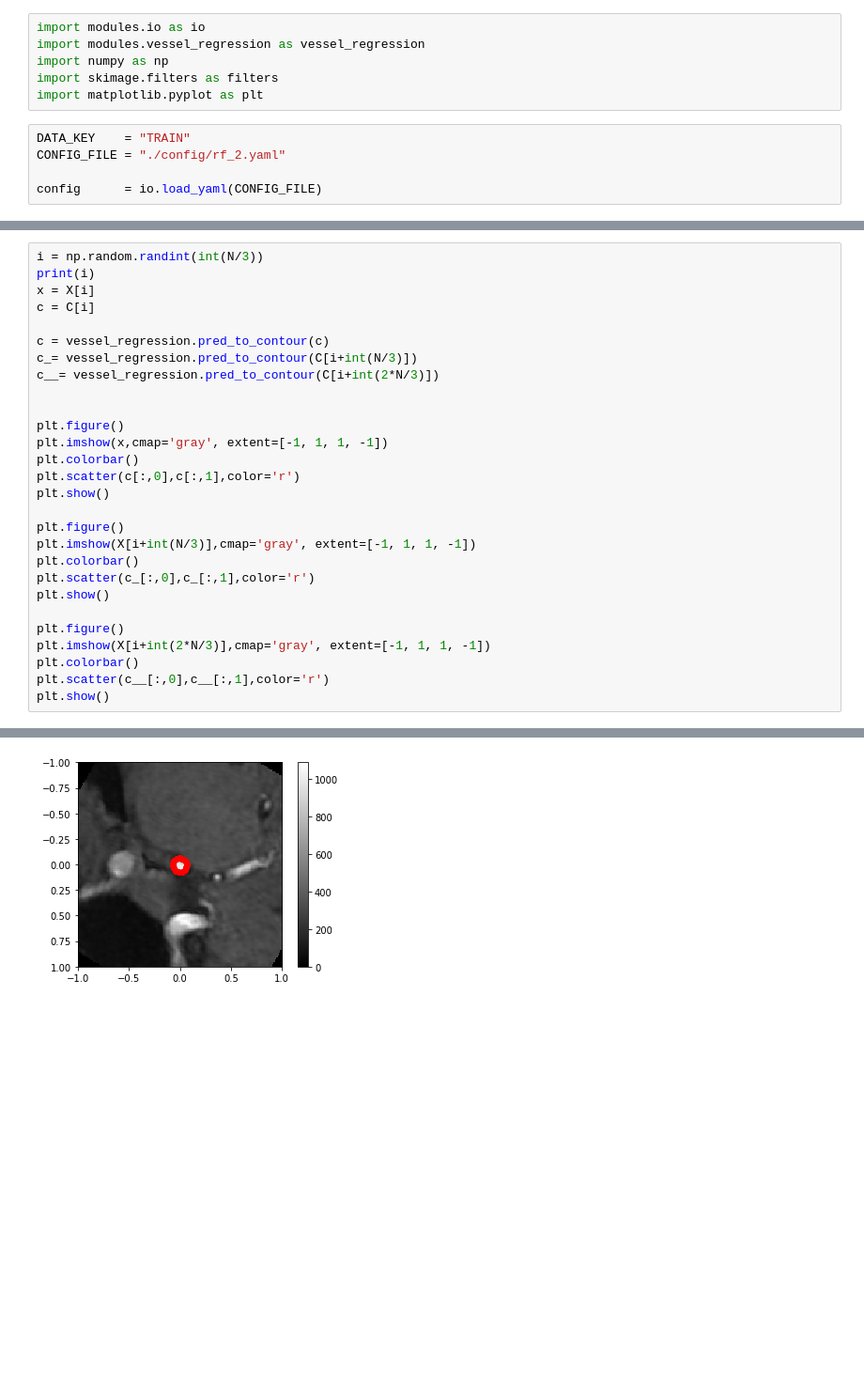
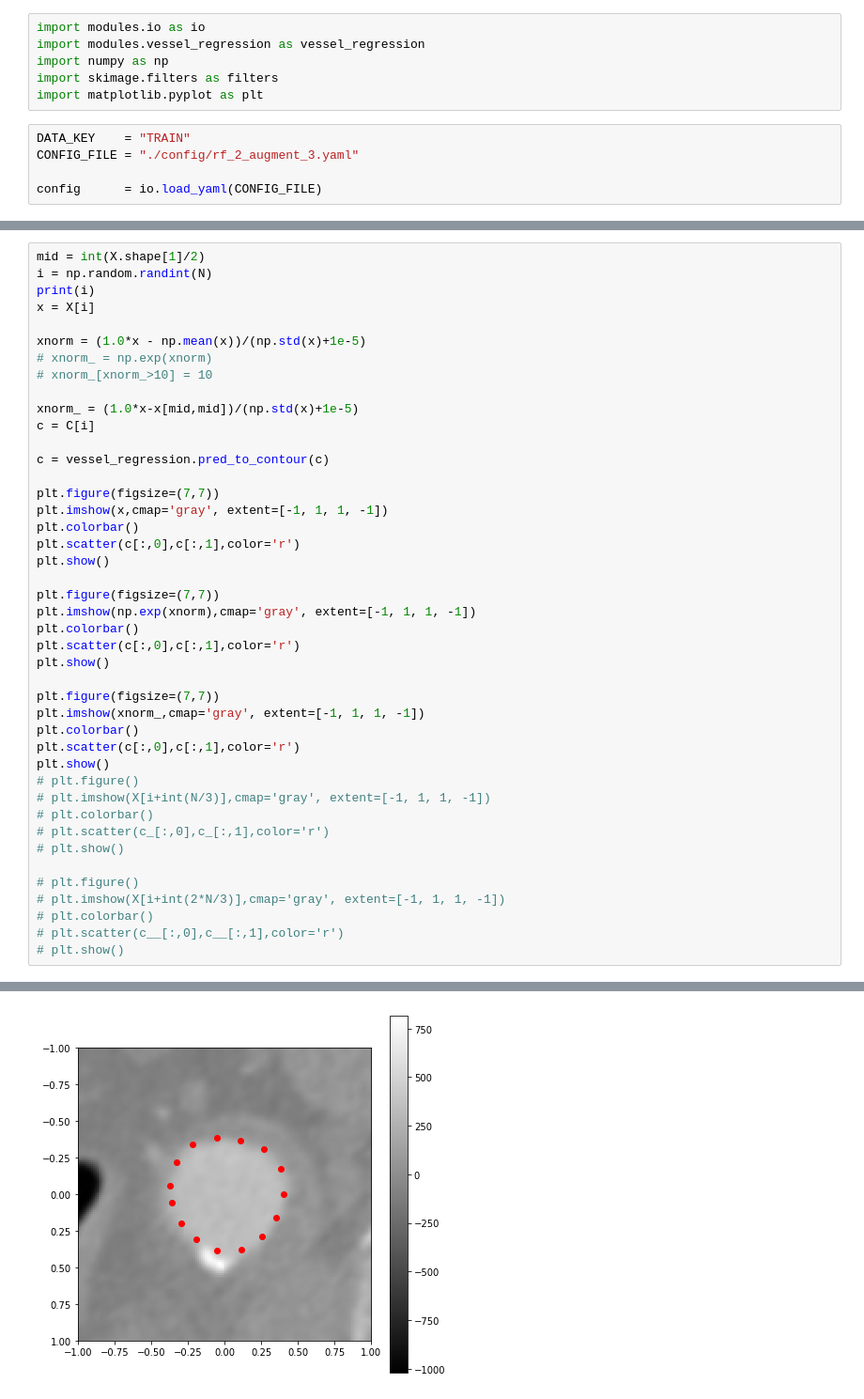
Before and after one commit to noahfields1/seg_regression, a Jupyter notebook: plot.ipynb, the cells around one changed output, grey strips where cells are left out. Shown at 94% size. Cells and saved outputs as stored; diff of their text form; blank space fills up the shorter version.

```diff
--- a/plot.ipynb
+++ b/plot.ipynb
@@ -6,7 +6,7 @@ import skimage.filters as filters
 import matplotlib.pyplot as plt
 # %%
 DATA_KEY    = "TRAIN"
-CONFIG_FILE = "./config/rf_2.yaml"
+CONFIG_FILE = "./config/rf_2_augment_3.yaml"
 
 config      = io.load_yaml(CONFIG_FILE)
 # %%
@@ -28,29 +34,44 @@ print(C.shape)
 # %%
-i = np.random.randint(int(N/3))
+mid = int(X.shape[1]/2)
+i = np.random.randint(N)
 print(i)
 x = X[i]
+
+xnorm = (1.0*x - np.mean(x))/(np.std(x)+1e-5)
+# xnorm_ = np.exp(xnorm)
+# xnorm_[xnorm_>10] = 10
+
+xnorm_ = (1.0*x-x[mid,mid])/(np.std(x)+1e-5)
 c = C[i]
 
 c = vessel_regression.pred_to_contour(c)
-c_= vessel_regression.pred_to_contour(C[i+int(N/3)])
-c__= vessel_regression.pred_to_contour(C[i+int(2*N/3)])
 
-
-plt.figure()
+plt.figure(figsize=(7,7))
 plt.imshow(x,cmap='gray', extent=[-1, 1, 1, -1])
 plt.colorbar()
 plt.scatter(c[:,0],c[:,1],color='r')
 plt.show()
 
-plt.figure()
-plt.imshow(X[i+int(N/3)],cmap='gray', extent=[-1, 1, 1, -1])
+plt.figure(figsize=(7,7))
+plt.imshow(np.exp(xnorm),cmap='gray', extent=[-1, 1, 1, -1])
 plt.colorbar()
-plt.scatter(c_[:,0],c_[:,1],color='r')
+plt.scatter(c[:,0],c[:,1],color='r')
 plt.show()
 
-plt.figure()
-plt.imshow(X[i+int(2*N/3)],cmap='gray', extent=[-1, 1, 1, -1])
+plt.figure(figsize=(7,7))
+plt.imshow(xnorm_,cmap='gray', extent=[-1, 1, 1, -1])
 plt.colorbar()
-plt.scatter(c__[:,0],c__[:,1],color='r')
+plt.scatter(c[:,0],c[:,1],color='r')
 plt.show()
+# plt.figure()
+# plt.imshow(X[i+int(N/3)],cmap='gray', extent=[-1, 1, 1, -1])
+# plt.colorbar()
+# plt.scatter(c_[:,0],c_[:,1],color='r')
+# plt.show()
+
+# plt.figure()
+# plt.imshow(X[i+int(2*N/3)],cmap='gray', extent=[-1, 1, 1, -1])
+# plt.colorbar()
+# plt.scatter(c__[:,0],c__[:,1],color='r')
+# plt.show()
 # %% [output]
@@ -58 +79 @@ plt.show()
-[figure, old version]
+[figure, new version]
```
Also changed, not shown: parts of 3 cells of this notebook, 2 other files.
